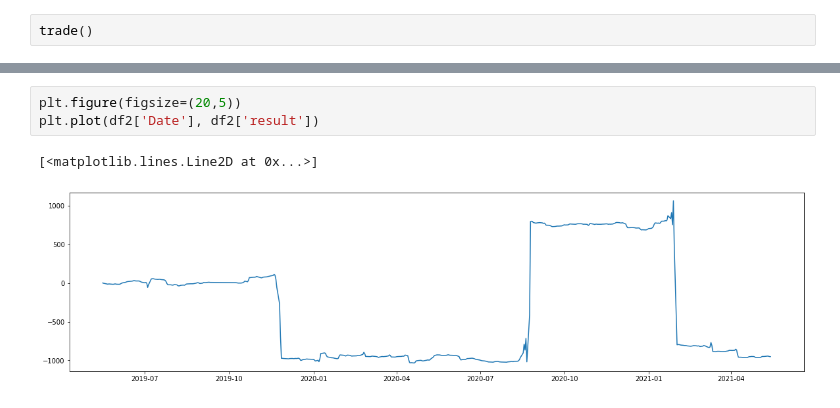
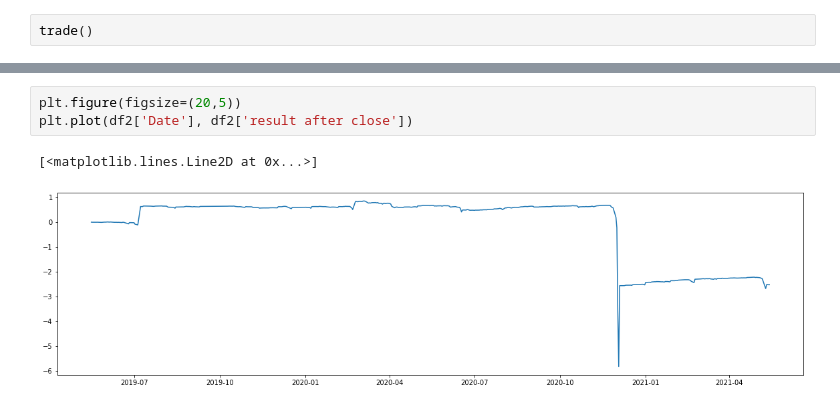
Before and after one commit to v5v5/trading, a Jupyter notebook: trade_strategy.ipynb, the cells around one changed output, grey strips where cells are left out. Cells and saved outputs as stored; diff of their text form.

```diff
--- a/trade_strategy.ipynb
+++ b/trade_strategy.ipynb
@@ -254,9 +254,9 @@ df2.plot('Date', 'result')
 # %%
 plt.figure(figsize=(20,5))
-plt.plot(df2['Date'], df2['result'])
+plt.plot(df2['Date'], df2['result after close'])
 # %% [output]
 [<matplotlib.lines.Line2D at 0x...>]
-[figure, old version]
+[figure, new version]
 # %%
 plt.figure(figsize=(20,5))
 plt.plot(df2['Date'], df2['k'])
```
Also changed, not shown: parts of 5 cells of this notebook.
